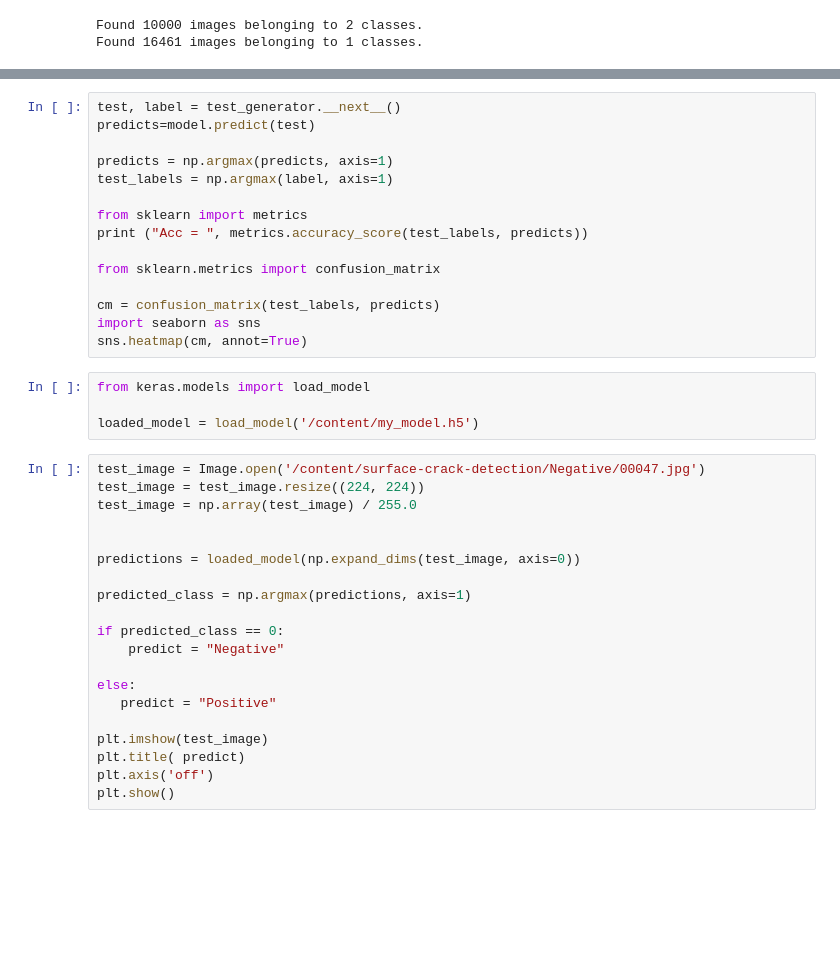
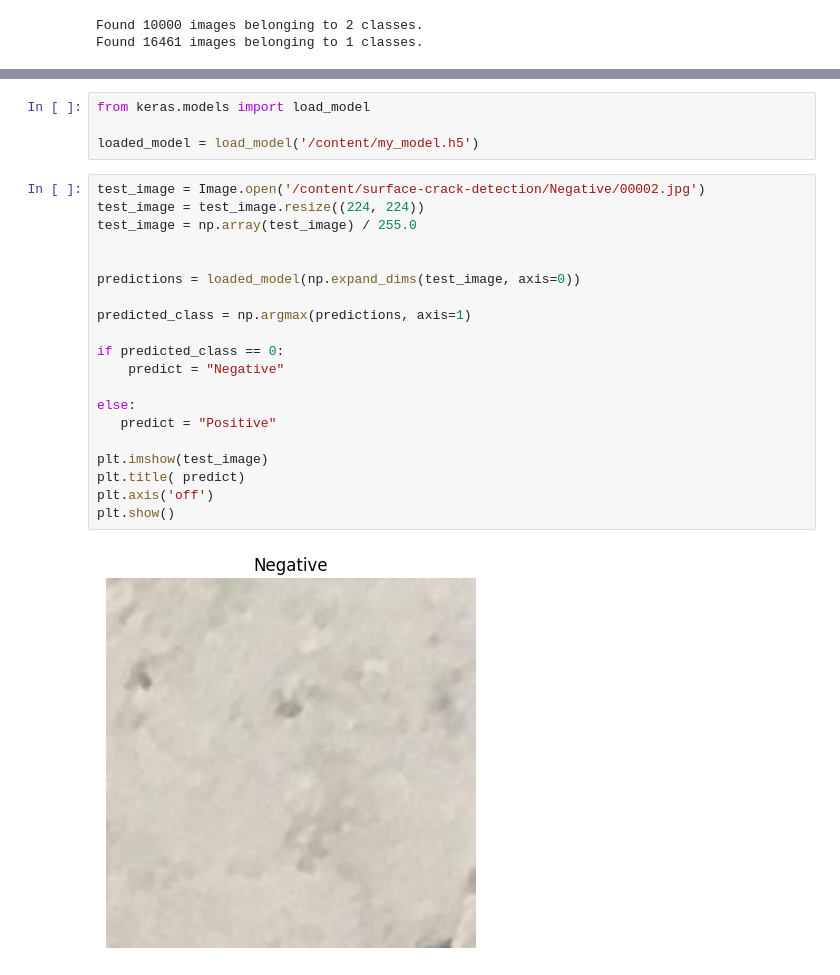
Before and after one commit to alyilmaz99/surface_crack_cnn_detect, a Jupyter notebook: surface_crack_cnn_detect.ipynb, the cells around one changed output, grey strips where cells are left out. Cells and saved outputs as stored; diff of their text form; blank space fills up the shorter version.

```diff
--- a/surface_crack_cnn_detect.ipynb
+++ b/surface_crack_cnn_detect.ipynb
@@ -279,39 +292,26 @@ plt.show()
-# %%
-test, label = test_generator.__next__()
-predicts=model.predict(test)
-
-predicts = np.argmax(predicts, axis=1)
-test_labels = np.argmax(label, axis=1)
-
-from sklearn import metrics
-print ("Acc = ", metrics.accuracy_score(test_labels, predicts))
-
-from sklearn.metrics import confusion_matrix
-
-cm = confusion_matrix(test_labels, predicts)
-import seaborn as sns
-sns.heatmap(cm, annot=True)
 # %%
 from keras.models import load_model
 
 loaded_model = load_model('/content/my_model.h5')
 # %%
-test_image = Image.open('/content/surface-crack-detection/Negative/00047.jpg')
+test_image = Image.open('/content/surface-crack-detection/Negative/00002.jpg')
 test_image = test_image.resize((224, 224))
 test_image = np.array(test_image) / 255.0
 
 
 predictions = loaded_model(np.expand_dims(test_image, axis=0))
 
 predicted_class = np.argmax(predictions, axis=1)
 
 if predicted_class == 0:
     predict = "Negative"
 
 else:
    predict = "Positive"
 
 plt.imshow(test_image)
 plt.title( predict)
 plt.axis('off')
 plt.show()
+# %% [output]
+[figure, added]
```
Also changed, not shown: parts of 3 cells of this notebook.
